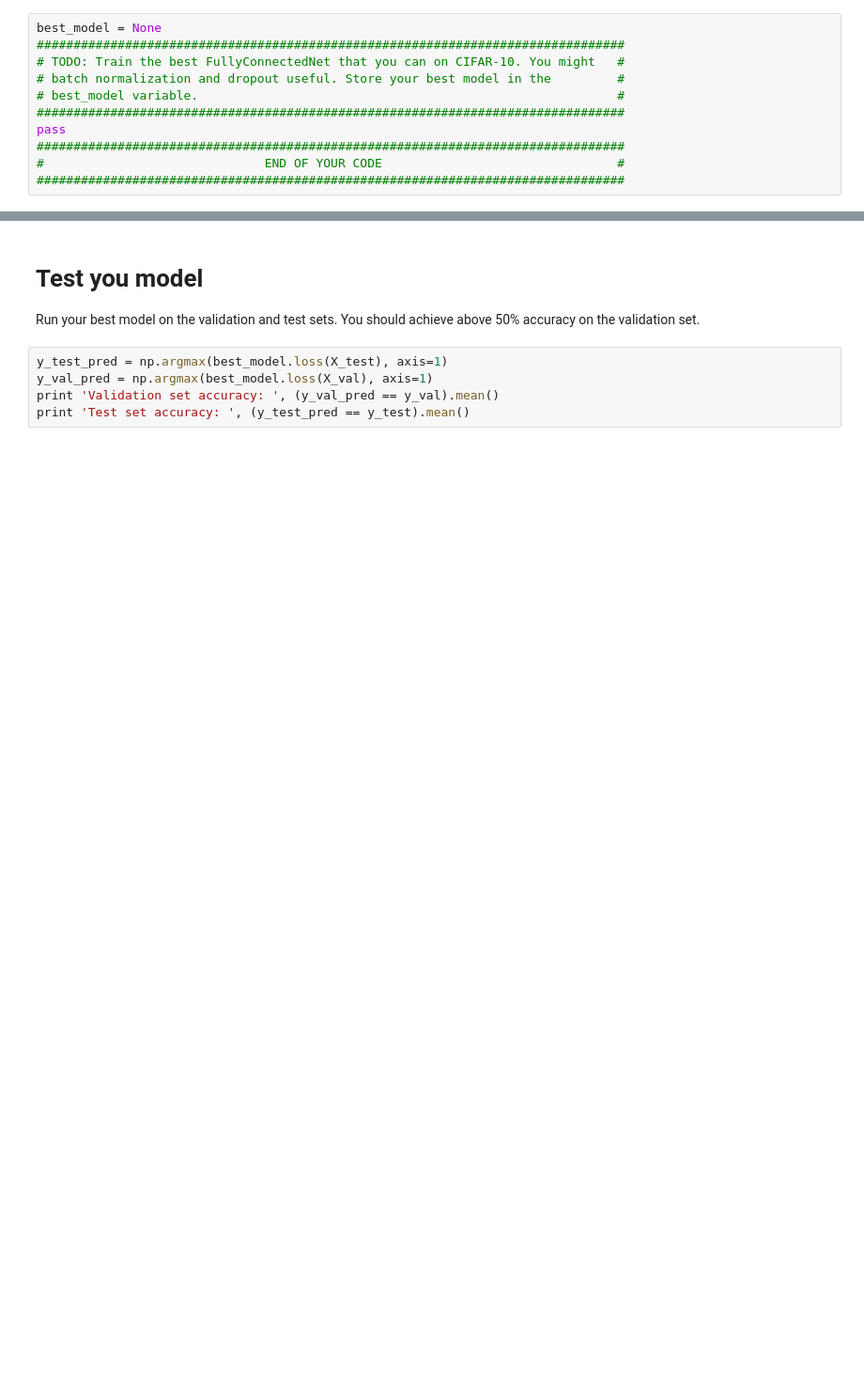
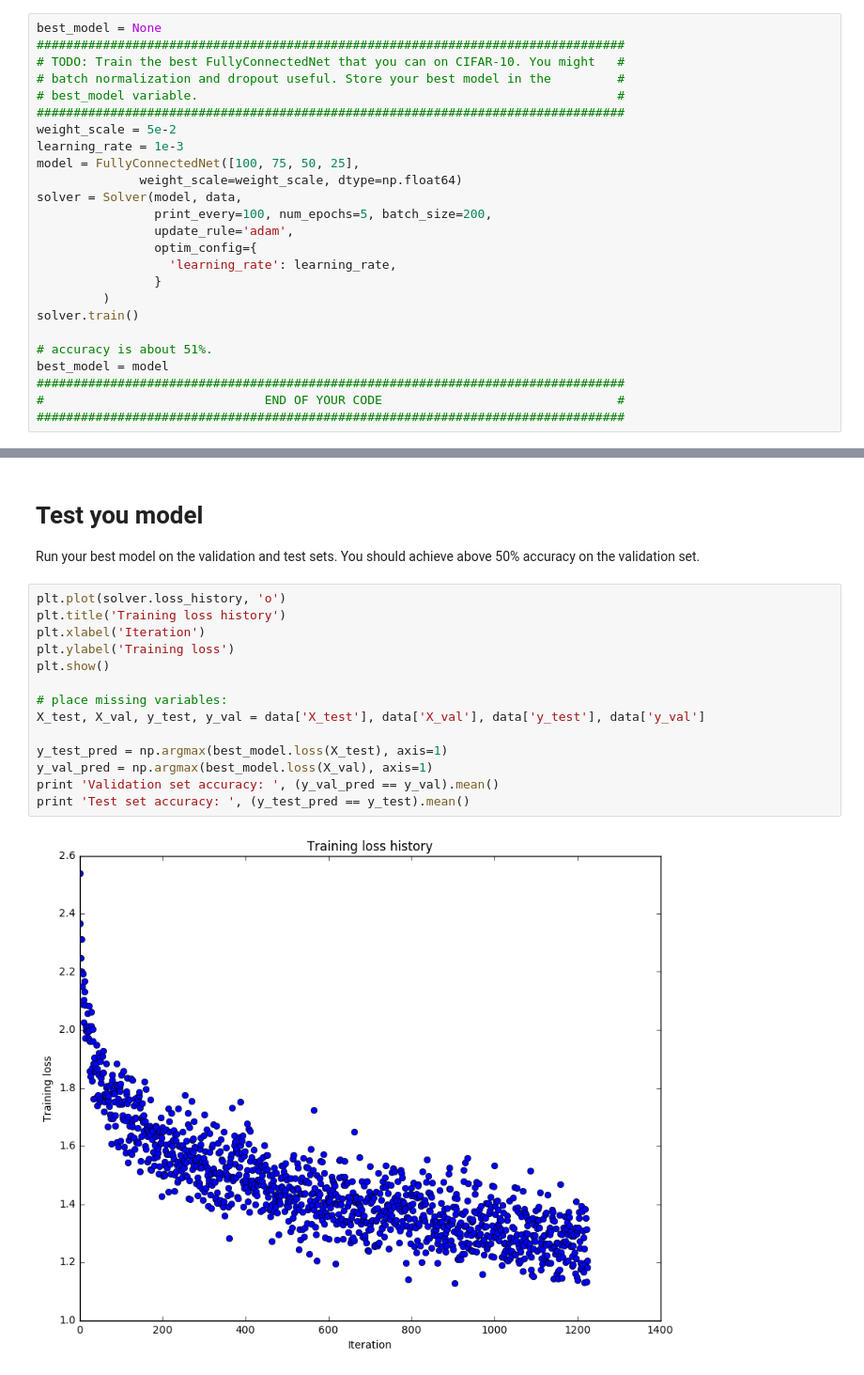
Before and after one commit to PhoenixShield/CS231n, a Jupyter notebook: assignment2/FullyConnectedNets.ipynb, the cells around one changed output, grey strips where cells are left out. Shown at 94% size. Cells and saved outputs as stored; diff of their text form; blank space fills up the shorter version.

```diff
--- a/assignment2/FullyConnectedNets.ipynb
+++ b/assignment2/FullyConnectedNets.ipynb
@@ -741,7 +789,21 @@ best_model = None
 # batch normalization and dropout useful. Store your best model in the         #
 # best_model variable.                                                         #
 ################################################################################
-pass
+weight_scale = 5e-2
+learning_rate = 1e-3
+model = FullyConnectedNet([100, 75, 50, 25],
+              weight_scale=weight_scale, dtype=np.float64)
+solver = Solver(model, data,
+                print_every=100, num_epochs=5, batch_size=200,
+                update_rule='adam',
+                optim_config={
+                  'learning_rate': learning_rate,
+                }
+         )
+solver.train()
+
+# accuracy is about 51%.
+best_model = model
 ################################################################################
 #                              END OF YOUR CODE                                #
 ################################################################################
@@ -749,7 +831,18 @@ pass
 # Test you model
 Run your best model on the validation and test sets. You should achieve above 50% accuracy on the validation set.
 # %%
+plt.plot(solver.loss_history, 'o')
+plt.title('Training loss history')
+plt.xlabel('Iteration')
+plt.ylabel('Training loss')
+plt.show()
+
+# place missing variables:
+X_test, X_val, y_test, y_val = data['X_test'], data['X_val'], data['y_test'], data['y_val']
+
 y_test_pred = np.argmax(best_model.loss(X_test), axis=1)
 y_val_pred = np.argmax(best_model.loss(X_val), axis=1)
 print 'Validation set accuracy: ', (y_val_pred == y_val).mean()
 print 'Test set accuracy: ', (y_test_pred == y_test).mean()
+# %% [output]
+[figure, added]
```
Also changed, not shown: parts of 17 cells of this notebook, 1 other file.
